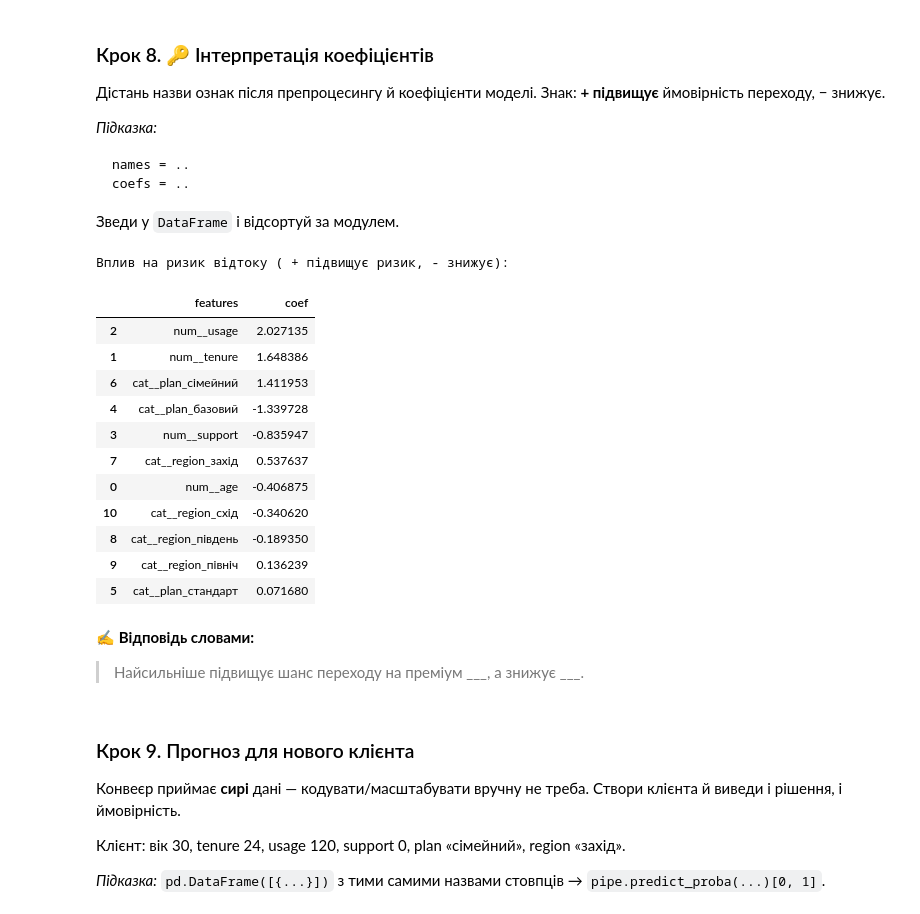
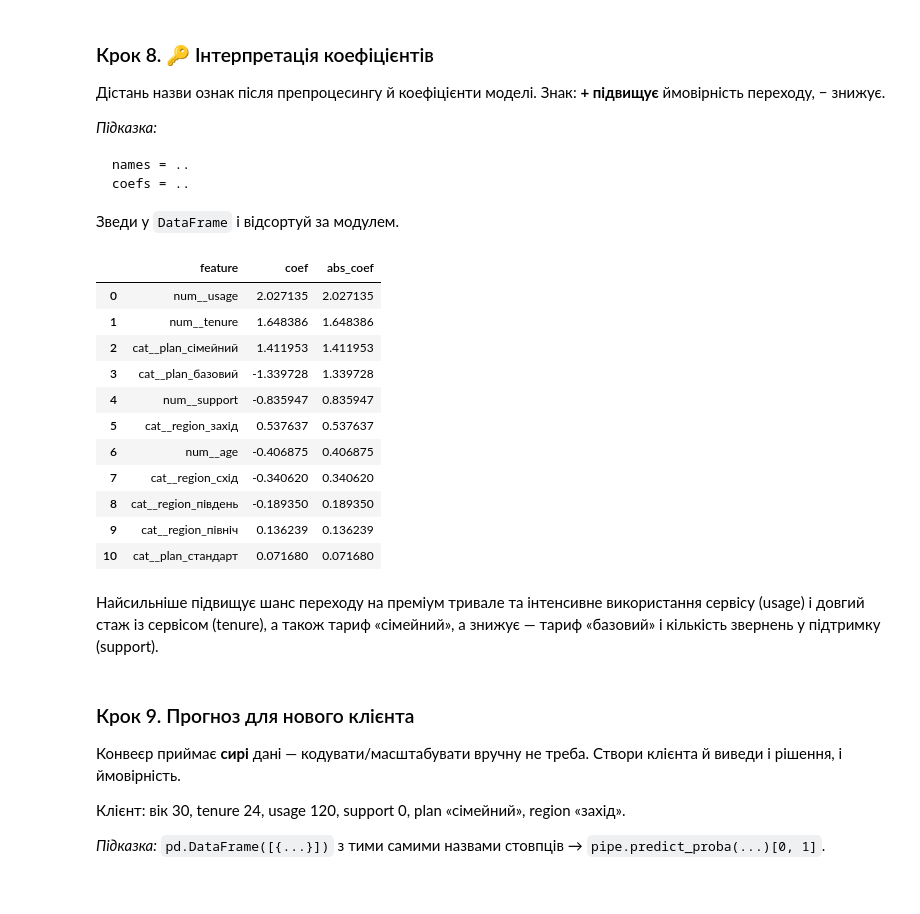
Before and after one commit to edik06031-rgb/DTA_2026, a Jupyter notebook: ML/logreg_pipeline_TASKS.ipynb, the cells around one changed output. Cells and saved outputs as stored; diff of their text form; code cells hidden in the pictures.

````diff
--- a/ML/logreg_pipeline_TASKS.ipynb
+++ b/ML/logreg_pipeline_TASKS.ipynb
@@ -267,32 +244,29 @@ coefs = ..
 ```
 Зведи у `DataFrame` і відсортуй за модулем.
 # %%
-names = pipe.named_steps['prep'].get_feature_names_out()
-coefs = pipe.named_steps['model'].coef_[0]
+names = pipe.named_steps["prep"].get_feature_names_out()
+coefs = pipe.named_steps["model"].coef_[0]
 
-coef_df = pd.DataFrame({
-        'features': feat_names,
-        'coef': coefs
-    }).sort_values('coef',key=abs, ascending=False)
-print('Вплив на ризик відтоку ( + підвищує ризик, - знижує):')
+coef_df = pd.DataFrame({"feature": names, "coef": coefs})
+coef_df["abs_coef"] = coef_df["coef"].abs()
+coef_df = coef_df.sort_values("abs_coef", ascending=False).reset_index(drop=True)
+
 coef_df
 # %% [output]
-Вплив на ризик відтоку ( + підвищує ризик, - знижує):
-|  | features | coef |
-| 2 | num__usage | 2.027135 |
-| 1 | num__tenure | 1.648386 |
-| 6 | cat__plan_сімейний | 1.411953 |
-| 4 | cat__plan_базовий | -1.339728 |
-| 3 | num__support | -0.835947 |
-| 7 | cat__region_захід | 0.537637 |
-| 0 | num__age | -0.406875 |
-| 10 | cat__region_схід | -0.340620 |
-| 8 | cat__region_південь | -0.189350 |
-| 9 | cat__region_північ | 0.136239 |
-| 5 | cat__plan_стандарт | 0.071680 |
+|  | feature | coef | abs_coef |
+| 0 | num__usage | 2.027135 | 2.027135 |
+| 1 | num__tenure | 1.648386 | 1.648386 |
+| 2 | cat__plan_сімейний | 1.411953 | 1.411953 |
+| 3 | cat__plan_базовий | -1.339728 | 1.339728 |
+| 4 | num__support | -0.835947 | 0.835947 |
+| 5 | cat__region_захід | 0.537637 | 0.537637 |
+| 6 | num__age | -0.406875 | 0.406875 |
+| 7 | cat__region_схід | -0.340620 | 0.340620 |
+| 8 | cat__region_південь | -0.189350 | 0.189350 |
+| 9 | cat__region_північ | 0.136239 | 0.136239 |
+| 10 | cat__plan_стандарт | 0.071680 | 0.071680 |
-# %% [markdown]
-✍️ **Відповідь словами:**
-> Найсильніше підвищує шанс переходу на преміум ___, а знижує ___.
+# %% [markdown]
+Найсильніше підвищує шанс переходу на преміум тривале та інтенсивне використання сервісу (usage) і довгий стаж із сервісом (tenure), а також тариф «сімейний», а знижує — тариф «базовий» і кількість звернень у підтримку (support).
 # %% [markdown]
 ### Крок 9. Прогноз для нового клієнта
 Конвеєр приймає **сирі** дані — кодувати/масштабувати вручну не треба. Створи клієнта й виведи і рішення, і ймовірність.
````
Also changed, not shown: parts of 10 cells of this notebook.
